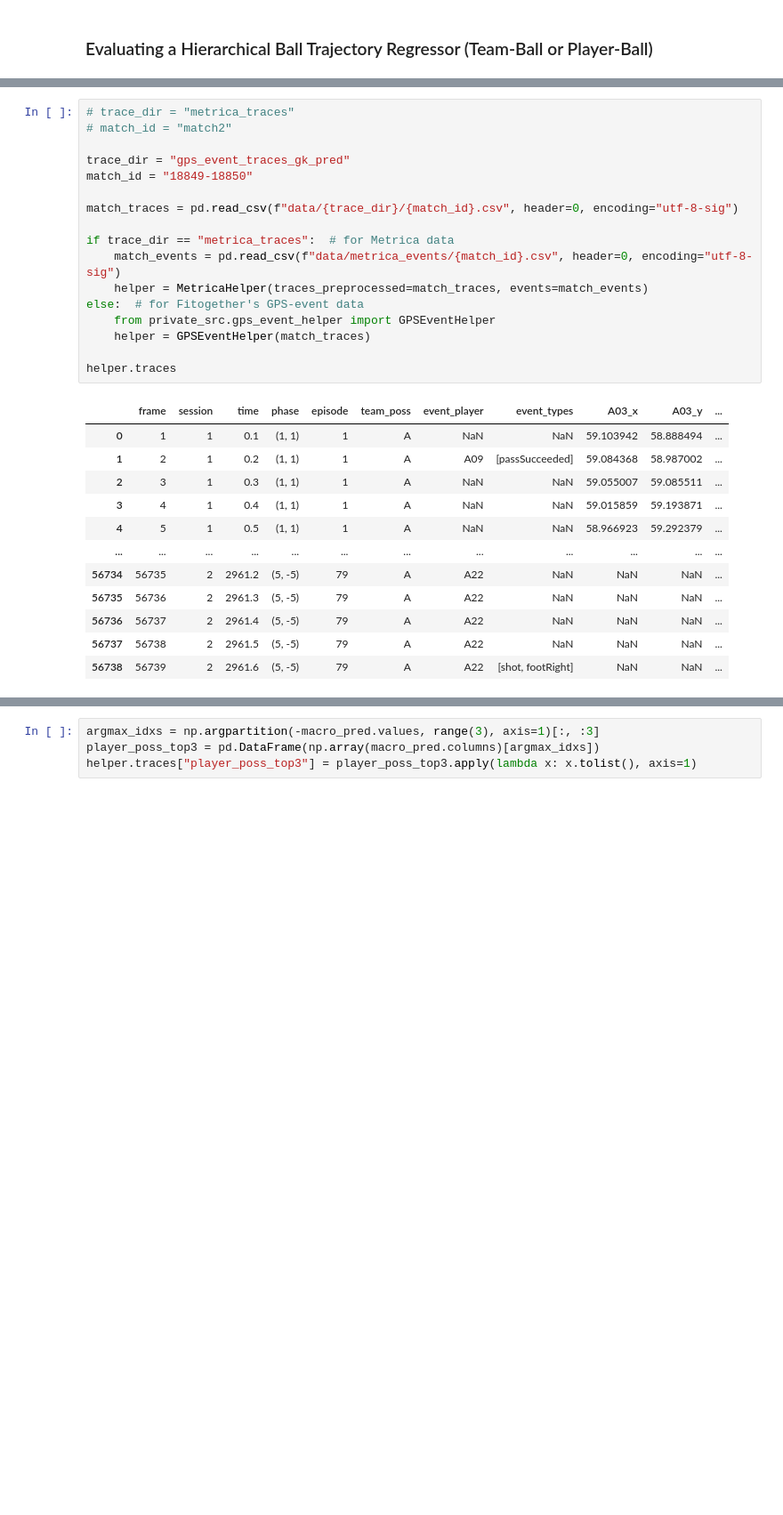
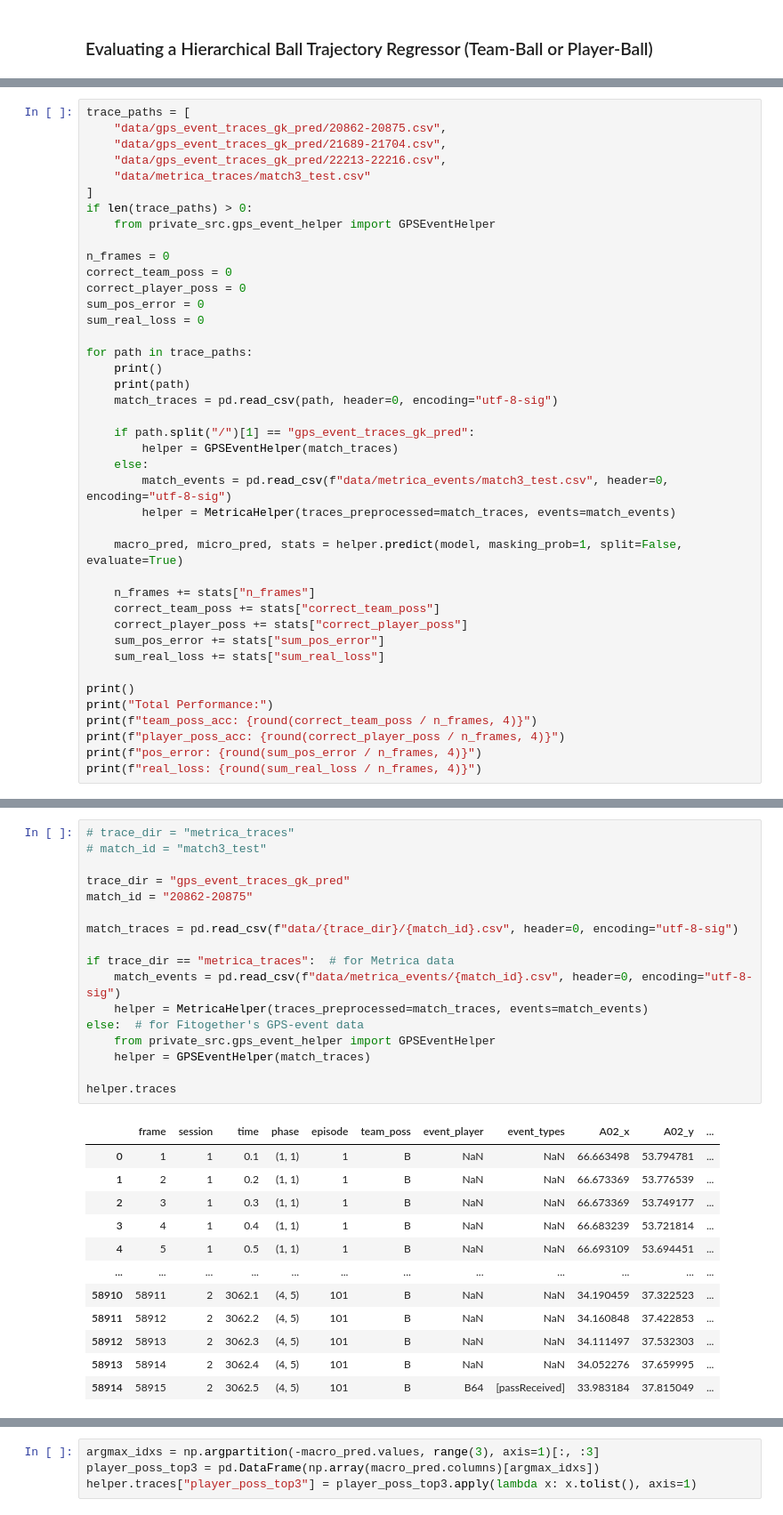
Before and after one commit to pientist/ballradar, a Jupyter notebook: model_eval.ipynb, the cells around one changed output, grey strips where cells are left out. Shown at 89% size. Cells and saved outputs as stored; diff of their text form; blank space fills up the shorter version.

```diff
--- a/model_eval.ipynb
+++ b/model_eval.ipynb
@@ -348,0 +465,41 @@ params
+# %%
+trace_paths = [
+    "data/gps_event_traces_gk_pred/20862-20875.csv",
+    "data/gps_event_traces_gk_pred/21689-21704.csv",
+    "data/gps_event_traces_gk_pred/22213-22216.csv",
+    "data/metrica_traces/match3_test.csv"
+]
+if len(trace_paths) > 0:
+    from private_src.gps_event_helper import GPSEventHelper
+
+n_frames = 0
+correct_team_poss = 0
+correct_player_poss = 0
+sum_pos_error = 0
+sum_real_loss = 0
+
+for path in trace_paths:
+    print()
+    print(path)
+    match_traces = pd.read_csv(path, header=0, encoding="utf-8-sig")
+
+    if path.split("/")[1] == "gps_event_traces_gk_pred":
+        helper = GPSEventHelper(match_traces)
+    else:
+        match_events = pd.read_csv(f"data/metrica_events/match3_test.csv", header=0, encoding="utf-8-sig")
+        helper = MetricaHelper(traces_preprocessed=match_traces, events=match_events)
+
+    macro_pred, micro_pred, stats = helper.predict(model, masking_prob=1, split=False, evaluate=True)
+
+    n_frames += stats["n_frames"]
+    correct_team_poss += stats["correct_team_poss"]
+    correct_player_poss += stats["correct_player_poss"]
+    sum_pos_error += stats["sum_pos_error"]
+    sum_real_loss += stats["sum_real_loss"]
+
+print()
+print("Total Performance:")
+print(f"team_poss_acc: {round(correct_team_poss / n_frames, 4)}")
+print(f"player_poss_acc: {round(correct_player_poss / n_frames, 4)}")
+print(f"pos_error: {round(sum_pos_error / n_frames, 4)}")
+print(f"real_loss: {round(sum_real_loss / n_frames, 4)}")
@@ -349,30 +536,30 @@ params
 # %%
 # trace_dir = "metrica_traces"
-# match_id = "match2"
+# match_id = "match3_test"
 
 trace_dir = "gps_event_traces_gk_pred"
-match_id = "18849-18850"
+match_id = "20862-20875"
 
 match_traces = pd.read_csv(f"data/{trace_dir}/{match_id}.csv", header=0, encoding="utf-8-sig")
 
 if trace_dir == "metrica_traces":  # for Metrica data
     match_events = pd.read_csv(f"data/metrica_events/{match_id}.csv", header=0, encoding="utf-8-sig")
     helper = MetricaHelper(traces_preprocessed=match_traces, events=match_events)
 else:  # for Fitogether's GPS-event data
     from private_src.gps_event_helper import GPSEventHelper
     helper = GPSEventHelper(match_traces)
 
 helper.traces
 # %% [output]
-|  | frame | session | time | phase | episode | team_poss | event_player | event_types | A03_x | A03_y | ... |
-| 0 | 1 | 1 | 0.1 | (1, 1) | 1 | A | NaN | NaN | 59.103942 | 58.888494 | ... |
-| 1 | 2 | 1 | 0.2 | (1, 1) | 1 | A | A09 | [passSucceeded] | 59.084368 | 58.987002 | ... |
-| 2 | 3 | 1 | 0.3 | (1, 1) | 1 | A | NaN | NaN | 59.055007 | 59.085511 | ... |
-| 3 | 4 | 1 | 0.4 | (1, 1) | 1 | A | NaN | NaN | 59.015859 | 59.193871 | ... |
-| 4 | 5 | 1 | 0.5 | (1, 1) | 1 | A | NaN | NaN | 58.966923 | 59.292379 | ... |
+|  | frame | session | time | phase | episode | team_poss | event_player | event_types | A02_x | A02_y | ... |
+| 0 | 1 | 1 | 0.1 | (1, 1) | 1 | B | NaN | NaN | 66.663498 | 53.794781 | ... |
+| 1 | 2 | 1 | 0.2 | (1, 1) | 1 | B | NaN | NaN | 66.673369 | 53.776539 | ... |
+| 2 | 3 | 1 | 0.3 | (1, 1) | 1 | B | NaN | NaN | 66.673369 | 53.749177 | ... |
+| 3 | 4 | 1 | 0.4 | (1, 1) | 1 | B | NaN | NaN | 66.683239 | 53.721814 | ... |
+| 4 | 5 | 1 | 0.5 | (1, 1) | 1 | B | NaN | NaN | 66.693109 | 53.694451 | ... |
 | ... | ... | ... | ... | ... | ... | ... | ... | ... | ... | ... | ... |
-| 56734 | 56735 | 2 | 2961.2 | (5, -5) | 79 | A | A22 | NaN | NaN | NaN | ... |
-| 56735 | 56736 | 2 | 2961.3 | (5, -5) | 79 | A | A22 | NaN | NaN | NaN | ... |
-| 56736 | 56737 | 2 | 2961.4 | (5, -5) | 79 | A | A22 | NaN | NaN | NaN | ... |
-| 56737 | 56738 | 2 | 2961.5 | (5, -5) | 79 | A | A22 | NaN | NaN | NaN | ... |
-| 56738 | 56739 | 2 | 2961.6 | (5, -5) | 79 | A | A22 | [shot, footRight] | NaN | NaN | ... |
+| 58910 | 58911 | 2 | 3062.1 | (4, 5) | 101 | B | NaN | NaN | 34.190459 | 37.322523 | ... |
+| 58911 | 58912 | 2 | 3062.2 | (4, 5) | 101 | B | NaN | NaN | 34.160848 | 37.422853 | ... |
+| 58912 | 58913 | 2 | 3062.3 | (4, 5) | 101 | B | NaN | NaN | 34.111497 | 37.532303 | ... |
+| 58913 | 58914 | 2 | 3062.4 | (4, 5) | 101 | B | NaN | NaN | 34.052276 | 37.659995 | ... |
+| 58914 | 58915 | 2 | 3062.5 | (4, 5) | 101 | B | B64 | [passReceived] | 33.983184 | 37.815049 | ... |
```
Also changed, not shown: parts of 24 cells of this notebook, 3 other files.
